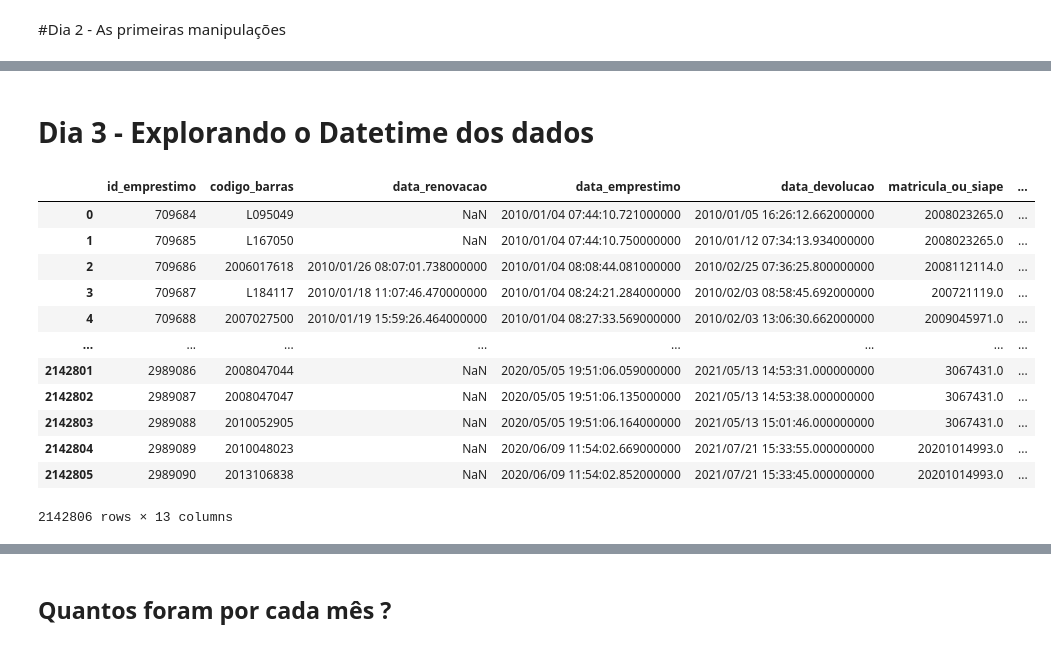
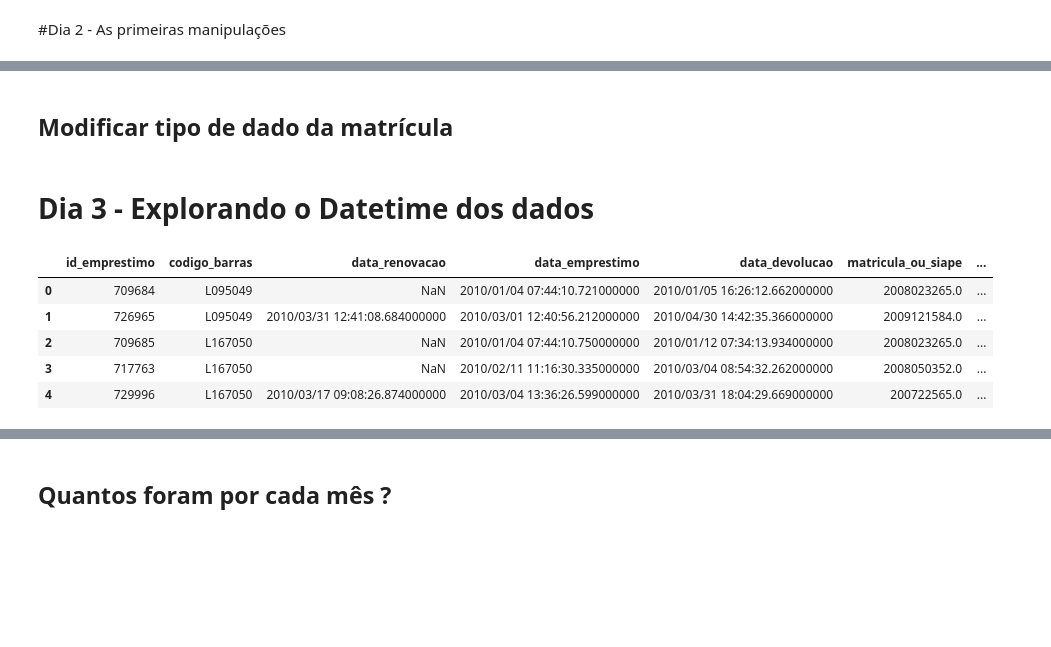
Before and after one commit to FranciscoFoz/7_Days_of_Code_Alura-Python-Pandas, a Jupyter notebook: Dia_4-Continuando_a_explorar_os_dados/Dia_4_Continuando_a_explorar_os_dados.ipynb, the cells around one changed output, grey strips where cells are left out. Drawn from its saved outputs; the diff is of its cells as text; code cells hidden in the pictures; blank space fills up the shorter version.

```diff
--- a/Dia_4-Continuando_a_explorar_os_dados/Dia_4_Continuando_a_explorar_os_dados.ipynb
+++ b/Dia_4-Continuando_a_explorar_os_dados/Dia_4_Continuando_a_explorar_os_dados.ipynb
@@ -28,0 +9,22 @@ dados_2020_1 = pd.read_csv('https://dados.ufrn.br/dataset/1e596793-1ac3-4b59-9ae
+# %%
+dados_2010_1 = pd.read_csv('https://github.com/FranciscoFoz/7_Days_of_Code_Alura-Python-Pandas/blob/main/Dia_1-Importando_dados/Datasets/dados_emprestimos/emprestimos-20101.csv?raw=true')
+dados_2010_2 = pd.read_csv('https://github.com/FranciscoFoz/7_Days_of_Code_Alura-Python-Pandas/blob/main/Dia_1-Importando_dados/Datasets/dados_emprestimos/emprestimos-20102.csv?raw=true')
+dados_2011_1 = pd.read_csv('https://github.com/FranciscoFoz/7_Days_of_Code_Alura-Python-Pandas/blob/main/Dia_1-Importando_dados/Datasets/dados_emprestimos/emprestimos-20111.csv?raw=true')
+dados_2011_2 = pd.read_csv('https://github.com/FranciscoFoz/7_Days_of_Code_Alura-Python-Pandas/blob/main/Dia_1-Importando_dados/Datasets/dados_emprestimos/emprestimos-20112.csv?raw=true')
+dados_2012_1 = pd.read_csv('https://github.com/FranciscoFoz/7_Days_of_Code_Alura-Python-Pandas/blob/main/Dia_1-Importando_dados/Datasets/dados_emprestimos/emprestimos-20121.csv?raw=true')
+dados_2012_2 = pd.read_csv('https://github.com/FranciscoFoz/7_Days_of_Code_Alura-Python-Pandas/blob/main/Dia_1-Importando_dados/Datasets/dados_emprestimos/emprestimos-20122.csv?raw=true')
+dados_2013_1 = pd.read_csv('https://github.com/FranciscoFoz/7_Days_of_Code_Alura-Python-Pandas/blob/main/Dia_1-Importando_dados/Datasets/dados_emprestimos/emprestimos-20131.csv?raw=true')
+dados_2013_2 = pd.read_csv('https://github.com/FranciscoFoz/7_Days_of_Code_Alura-Python-Pandas/blob/main/Dia_1-Importando_dados/Datasets/dados_emprestimos/emprestimos-20132.csv?raw=true')
+dados_2014_1 = pd.read_csv('https://github.com/FranciscoFoz/7_Days_of_Code_Alura-Python-Pandas/blob/main/Dia_1-Importando_dados/Datasets/dados_emprestimos/emprestimos-20141.csv?raw=true')
+dados_2014_2 = pd.read_csv('https://github.com/FranciscoFoz/7_Days_of_Code_Alura-Python-Pandas/blob/main/Dia_1-Importando_dados/Datasets/dados_emprestimos/emprestimos-20142.csv?raw=true')
+dados_2015_1 = pd.read_csv('https://github.com/FranciscoFoz/7_Days_of_Code_Alura-Python-Pandas/blob/main/Dia_1-Importando_dados/Datasets/dados_emprestimos/emprestimos-20151.csv?raw=true')
+dados_2015_2 = pd.read_csv('https://github.com/FranciscoFoz/7_Days_of_Code_Alura-Python-Pandas/blob/main/Dia_1-Importando_dados/Datasets/dados_emprestimos/emprestimos-20152.csv?raw=true')
+dados_2016_1 = pd.read_csv('https://github.com/FranciscoFoz/7_Days_of_Code_Alura-Python-Pandas/blob/main/Dia_1-Importando_dados/Datasets/dados_emprestimos/emprestimos-20161.csv?raw=true')
+dados_2016_2 = pd.read_csv('https://github.com/FranciscoFoz/7_Days_of_Code_Alura-Python-Pandas/blob/main/Dia_1-Importando_dados/Datasets/dados_emprestimos/emprestimos-20162.csv?raw=true')
+dados_2017_1 = pd.read_csv('https://github.com/FranciscoFoz/7_Days_of_Code_Alura-Python-Pandas/blob/main/Dia_1-Importando_dados/Datasets/dados_emprestimos/emprestimos-20171.csv?raw=true')
+dados_2017_2 = pd.read_csv('https://github.com/FranciscoFoz/7_Days_of_Code_Alura-Python-Pandas/blob/main/Dia_1-Importando_dados/Datasets/dados_emprestimos/emprestimos-20172.csv?raw=true')
+dados_2018_1 = pd.read_csv('https://github.com/FranciscoFoz/7_Days_of_Code_Alura-Python-Pandas/blob/main/Dia_1-Importando_dados/Datasets/dados_emprestimos/emprestimos-20181.csv?raw=true')
+dados_2018_2 = pd.read_csv('https://github.com/FranciscoFoz/7_Days_of_Code_Alura-Python-Pandas/blob/main/Dia_1-Importando_dados/Datasets/dados_emprestimos/emprestimos-20182.csv?raw=true')
+dados_2019_1 = pd.read_csv('https://github.com/FranciscoFoz/7_Days_of_Code_Alura-Python-Pandas/blob/main/Dia_1-Importando_dados/Datasets/dados_emprestimos/emprestimos-20191.csv?raw=true')
+dados_2019_2 = pd.read_csv('https://github.com/FranciscoFoz/7_Days_of_Code_Alura-Python-Pandas/blob/main/Dia_1-Importando_dados/Datasets/dados_emprestimos/emprestimos-20192.csv?raw=true')
+dados_2020_1 = pd.read_csv('https://github.com/FranciscoFoz/7_Days_of_Code_Alura-Python-Pandas/blob/main/Dia_1-Importando_dados/Datasets/dados_emprestimos/emprestimos-20201.csv?raw=true')
@@ -91,0 +121,3 @@ dados_exemplares
+# %%
+emprestimos_completo = emprestimos_biblioteca.merge(dados_exemplares)
+emprestimos_completo
@@ -128,3 +141,0 @@ dados_exemplares
-# %%
-emprestimos_completo = emprestimos_biblioteca.merge(dados_exemplares,'left')
-emprestimos_completo
@@ -145,3 +141,0 @@ emprestimos_completo
-# %%
-emprestimos_completo = emprestimos_completo.drop(columns=['nome_usuario','registro_sistema'])
-emprestimos_completo
@@ -199,0 +189,2 @@ emprestimos_completo.head()
+# %% [markdown]
+## Modificar tipo de dado da matrícula
@@ -204,16 +200,9 @@ import pandas as pd
 # %%
-emprestimos_completo
+emprestimos_completo.head()
 # %% [output]
 |  | id_emprestimo | codigo_barras | data_renovacao | data_emprestimo | data_devolucao | matricula_ou_siape | ... |
 | 0 | 709684 | L095049 | NaN | 2010/01/04 07:44:10.721000000 | 2010/01/05 16:26:12.662000000 | 2008023265.0 | ... |
-| 1 | 709685 | L167050 | NaN | 2010/01/04 07:44:10.750000000 | 2010/01/12 07:34:13.934000000 | 2008023265.0 | ... |
-| 2 | 709686 | 2006017618 | 2010/01/26 08:07:01.738000000 | 2010/01/04 08:08:44.081000000 | 2010/02/25 07:36:25.800000000 | 2008112114.0 | ... |
-| 3 | 709687 | L184117 | 2010/01/18 11:07:46.470000000 | 2010/01/04 08:24:21.284000000 | 2010/02/03 08:58:45.692000000 | 200721119.0 | ... |
-| 4 | 709688 | 2007027500 | 2010/01/19 15:59:26.464000000 | 2010/01/04 08:27:33.569000000 | 2010/02/03 13:06:30.662000000 | 2009045971.0 | ... |
-| ... | ... | ... | ... | ... | ... | ... | ... |
-| 2142801 | 2989086 | 2008047044 | NaN | 2020/05/05 19:51:06.059000000 | 2021/05/13 14:53:31.000000000 | 3067431.0 | ... |
-| 2142802 | 2989087 | 2008047047 | NaN | 2020/05/05 19:51:06.135000000 | 2021/05/13 14:53:38.000000000 | 3067431.0 | ... |
-| 2142803 | 2989088 | 2010052905 | NaN | 2020/05/05 19:51:06.164000000 | 2021/05/13 15:01:46.000000000 | 3067431.0 | ... |
-| 2142804 | 2989089 | 2010048023 | NaN | 2020/06/09 11:54:02.669000000 | 2021/07/21 15:33:55.000000000 | 20201014993.0 | ... |
-| 2142805 | 2989090 | 2013106838 | NaN | 2020/06/09 11:54:02.852000000 | 2021/07/21 15:33:45.000000000 | 20201014993.0 | ... |
+| 1 | 726965 | L095049 | 2010/03/31 12:41:08.684000000 | 2010/03/01 12:40:56.212000000 | 2010/04/30 14:42:35.366000000 | 2009121584.0 | ... |
+| 2 | 709685 | L167050 | NaN | 2010/01/04 07:44:10.750000000 | 2010/01/12 07:34:13.934000000 | 2008023265.0 | ... |
+| 3 | 717763 | L167050 | NaN | 2010/02/11 11:16:30.335000000 | 2010/03/04 08:54:32.262000000 | 2008050352.0 | ... |
+| 4 | 729996 | L167050 | 2010/03/17 09:08:26.874000000 | 2010/03/04 13:36:26.599000000 | 2010/03/31 18:04:29.669000000 | 200722565.0 | ... |
-2142806 rows × 13 columns
```
Also changed, not shown: parts of 90 cells of this notebook.
